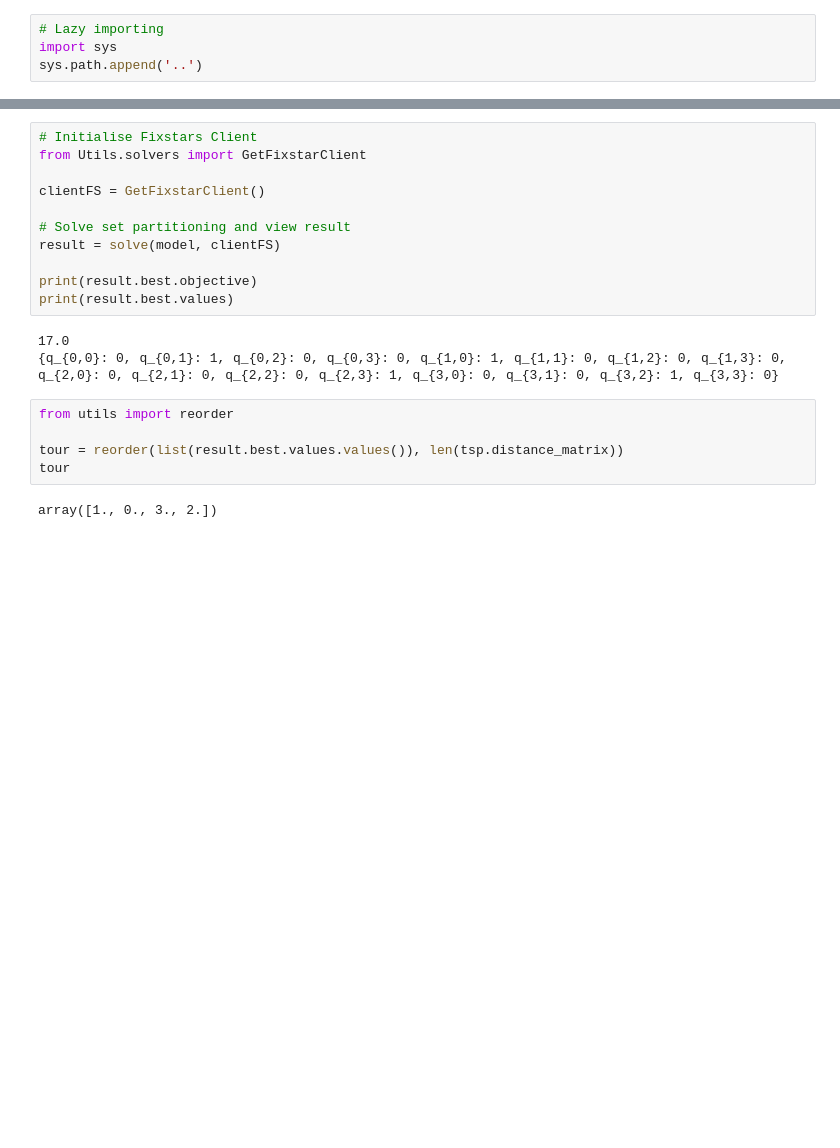
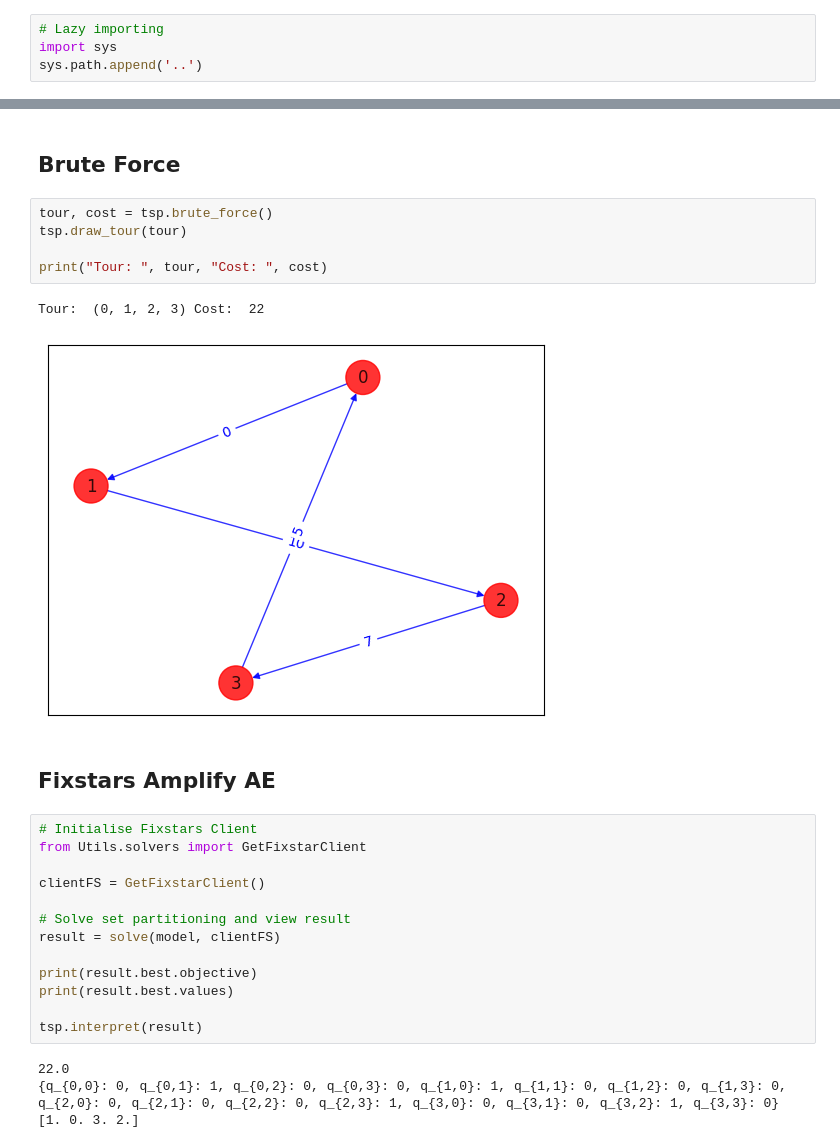
Before and after one commit to Q2TM/qubo_benchmarking, a Jupyter notebook: TSP/solvers.ipynb, the cells around one changed output, grey strips where cells are left out. Saved outputs shown, nothing was run; the diff lists cells and outputs as text; blank space fills up the shorter version.

```diff
--- a/TSP/solvers.ipynb
+++ b/TSP/solvers.ipynb
@@ -23,3 +18,15 @@ brute_force_tsp(tsp.distance_matrix)
+# %% [markdown]
+## Brute Force
+# %%
+tour, cost = tsp.brute_force()
+tsp.draw_tour(tour)
+
+print("Tour: ", tour, "Cost: ", cost)
+# %% [output]
+Tour:  (0, 1, 2, 3) Cost:  22
+[figure, added]
+# %% [markdown]
+## Fixstars Amplify AE
 # %%
 # Initialise Fixstars Client
 from Utils.solvers import GetFixstarClient
@@ -31,14 +38,10 @@ result = solve(model, clientFS)
 
 print(result.best.objective)
 print(result.best.values)
+
+tsp.interpret(result)
 # %% [output]
-17.0
+22.0
 {q_{0,0}: 0, q_{0,1}: 1, q_{0,2}: 0, q_{0,3}: 0, q_{1,0}: 1, q_{1,1}: 0, q_{1,2}: 0, q_{1,3}: 0, q_{2,0}: 0, q_{2,1}: 0, q_{2,2}: 0, q_{2,3}: 1, q_{3,0}: 0, q_{3,1}: 0, q_{3,2}: 1, q_{3,3}: 0}
+[1. 0. 3. 2.]
-# %%
-from utils import reorder
-
-tour = reorder(list(result.best.values.values()), len(tsp.distance_matrix))
-tour
-# %% [output]
-array([1., 0., 3., 2.])
 # %%
```
Also changed, not shown: parts of 7 cells of this notebook, 1 other file.
